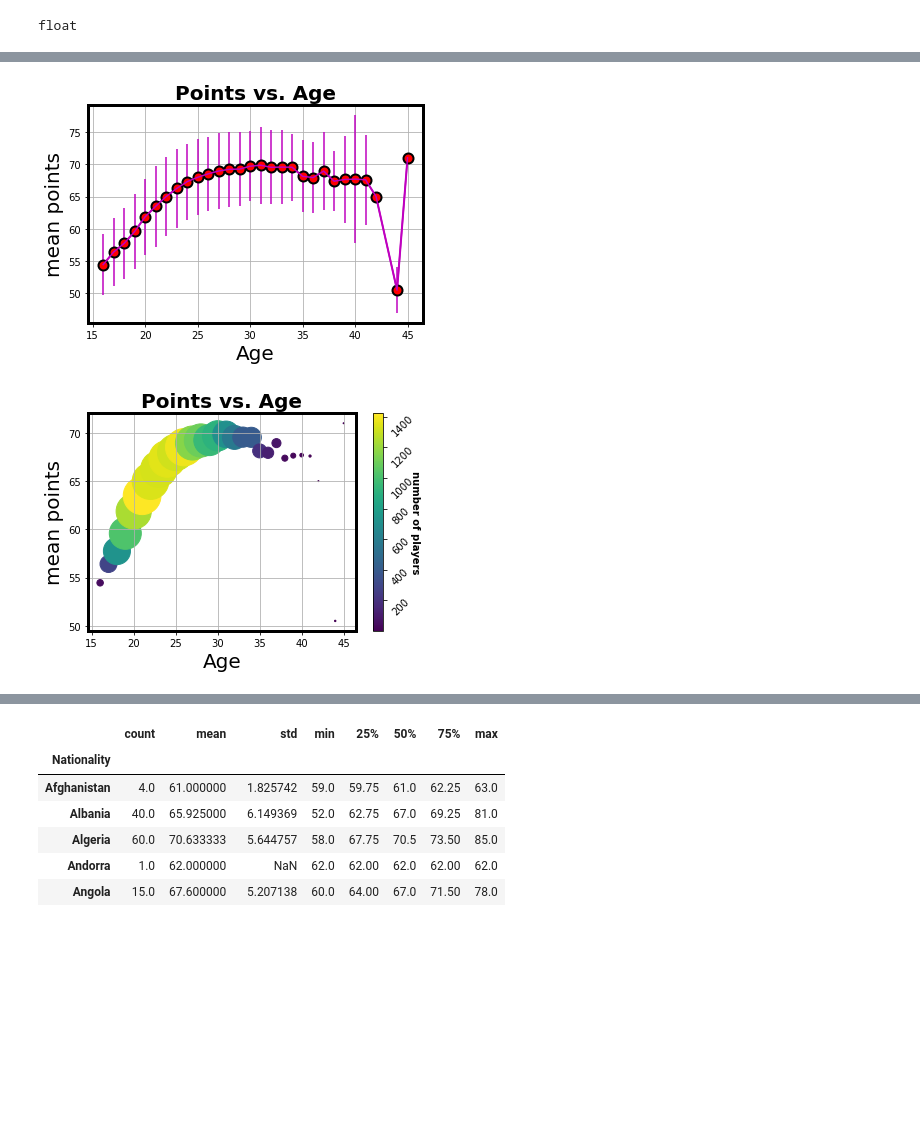
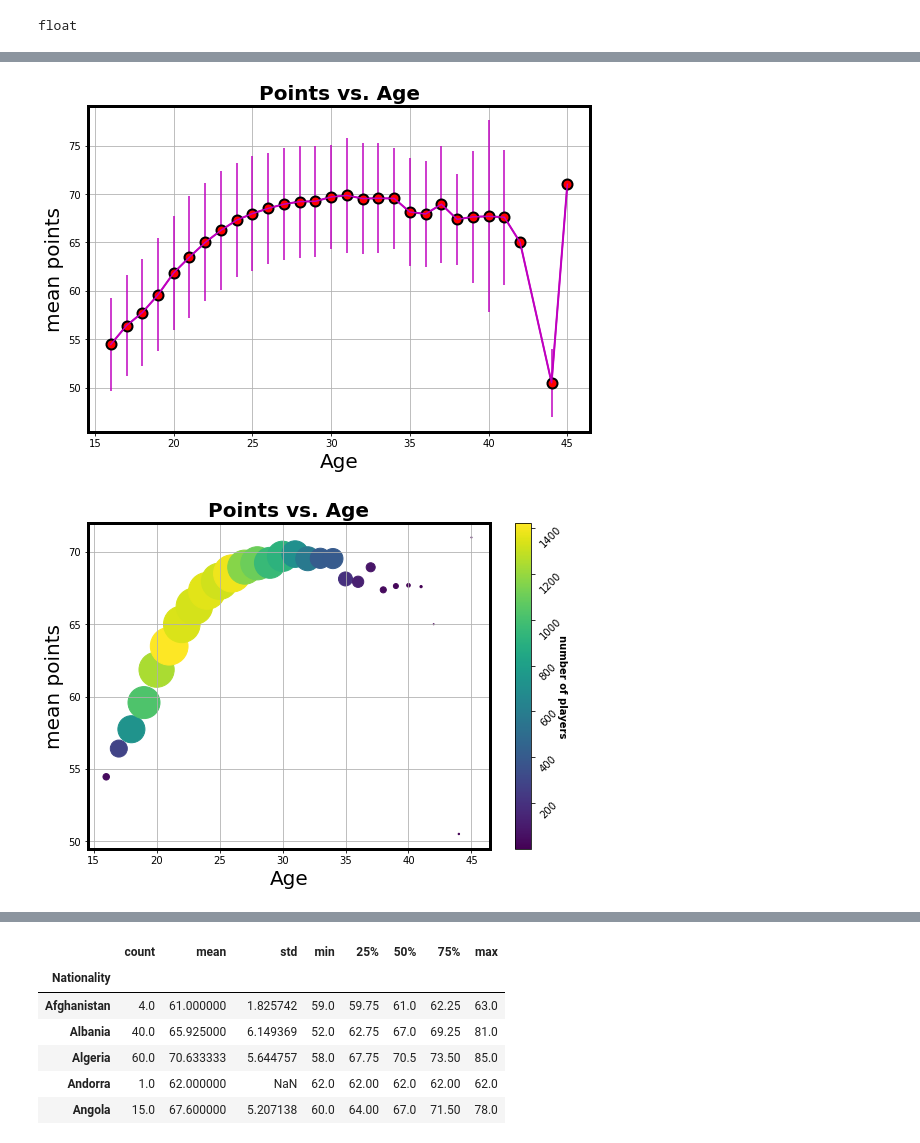
Before and after one commit to souticksaha21/Data_Science_Projects, a Jupyter notebook: FIFA_2019.ipynb, the cells around one changed output, grey strips where cells are left out. Cells and saved outputs as stored; diff of their text form; code cells hidden in the pictures; blank space fills up the shorter version.

```diff
--- a/FIFA_2019.ipynb
+++ b/FIFA_2019.ipynb
@@ -244,17 +247,18 @@ median_points_list
 # %%
 #plt.plot(age_list, mean_points_list,'mo-', markersize=10, markerfacecolor='r',markeredgewidth=2,  markeredgecolor='k', linewidth=2)
 plt.plot(age_list, mean_points_list,'mo-', markersize=10, markerfacecolor='r',markeredgewidth=2,  markeredgecolor='k', linewidth=2)
 plt.errorbar(age_list, mean_points_list, std_points_list, fmt='m');
 plt.xlabel("Age", fontsize=20)
 plt.ylabel("mean points", fontsize=20)
 plt.title("Points vs. Age", fontsize=20, fontweight='bold')
+plt.gcf().set_size_inches(9, 6)
 ax = plt.gca()
 for axis in ['top','bottom','left','right']:
   ax.spines[axis].set_linewidth(3)
 plt.grid()
 plt.show()
 # %% [output]
-[figure, old version]
+[figure, new version]
 # %%
 sc=plt.scatter(age_list, mean_points_list, count_list, count_list)
 plt.xlabel("Age", fontsize=20)
@@ -262,6 +266,7 @@ plt.ylabel("mean points", fontsize=20)
 plt.title("Points vs. Age", fontsize=20, fontweight='bold')
 cbar=plt.colorbar(sc)
 cbar.set_label('number of players', rotation=270, fontsize=10, fontweight='bold')
+plt.gcf().set_size_inches(9, 6)
 cbar.ax.tick_params(rotation=45)
 ax = plt.gca()
 for axis in ['top','bottom','left','right']:
@@ -269,7 +274,7 @@ for axis in ['top','bottom','left','right']:
 plt.grid()
 plt.show()
 # %% [output]
-[figure, old version]
+[figure, new version]
 # %%
 plt.plot(age_list, median_points_list,'mo-', markersize=10, markerfacecolor='b',markeredgewidth=2,  markeredgecolor='k', linewidth=2)
 plt.xlabel("Age", fontsize=20)
```
Also changed, not shown: parts of 26 cells of this notebook.
